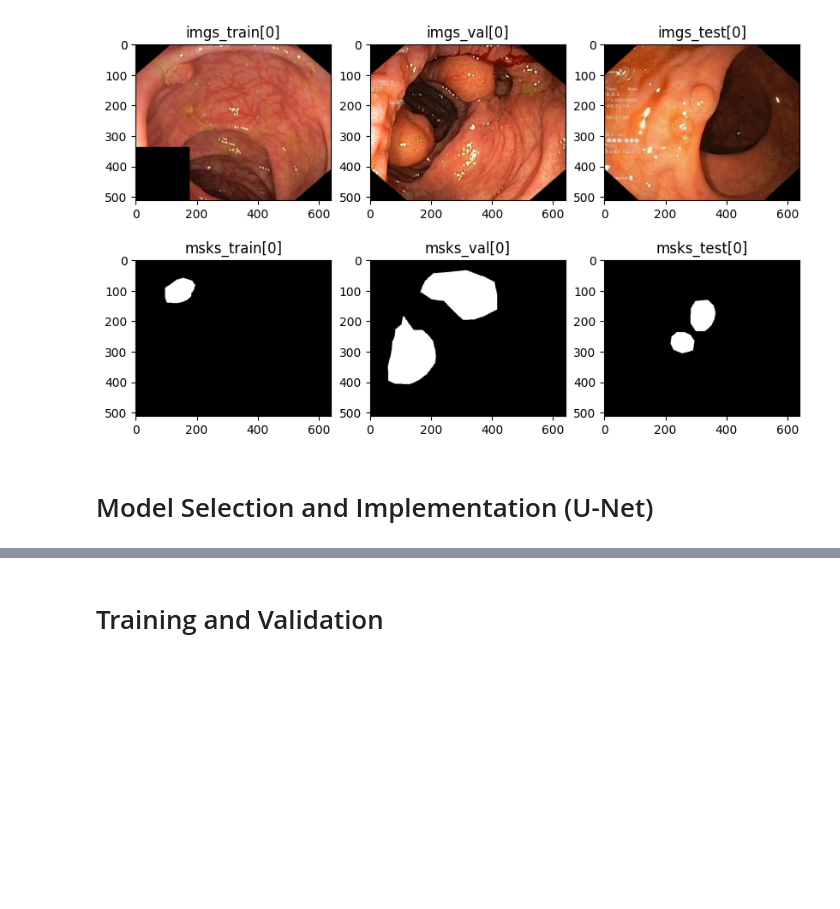
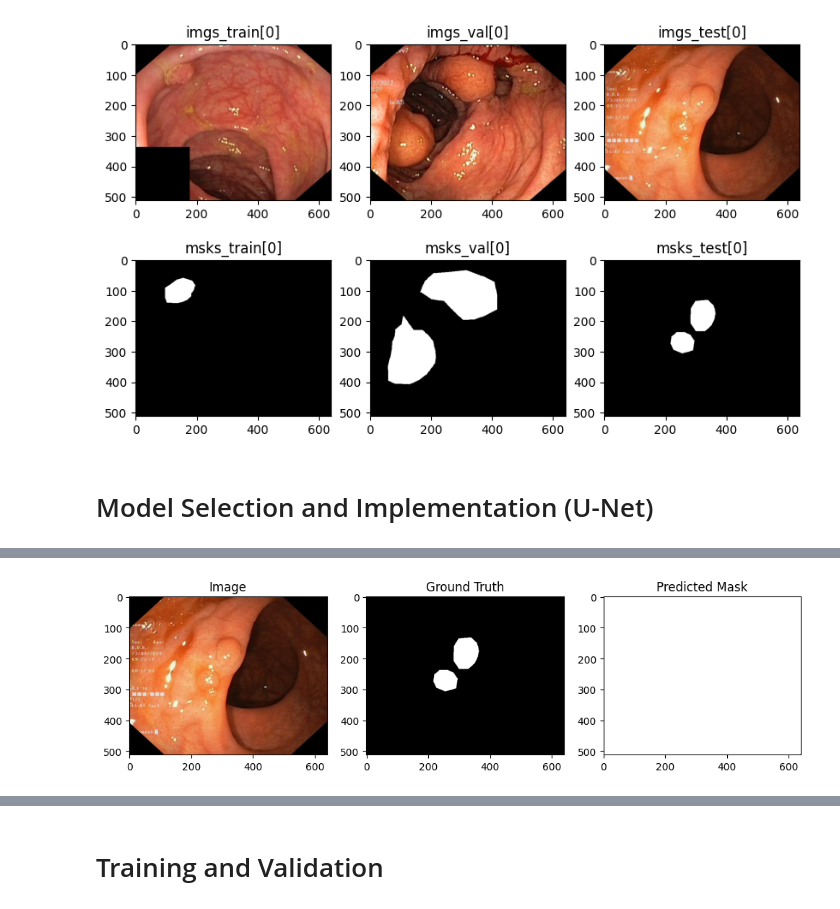
Before and after one commit to mitinull/polyp-segmentation-AI-Project-, a Jupyter notebook: polyp_segm.ipynb, the cells around one changed output, grey strips where cells are left out. Saved outputs shown, nothing was run; the diff lists cells and outputs as text; code cells hidden in the pictures; blank space fills up the shorter version.

```diff
--- a/polyp_segm.ipynb
+++ b/polyp_segm.ipynb
@@ -289 +315,3 @@ model = unet_model()
+# %%
+model = build_unet_model((IMG_HEIGHT, IMG_WIDTH, 3))
 # %%
@@ -322,0 +338,9 @@ plt.show()
+# %%
+# Predict an image before training to see if model is working
+
+image = imgs_test[0]
+mask = msks_test[0]
+predicted_mask = model.predict(np.expand_dims(image, axis=0))[0]
+
+show_result(image, mask, predicted_mask)
+# %% [output]
@@ -323,3 +348,4 @@ plt.show()
+[figure, added]
 # %%
 np.unique(predicted_mask)
 # %% [output]
```
Also changed, not shown: parts of 26 cells of this notebook.
